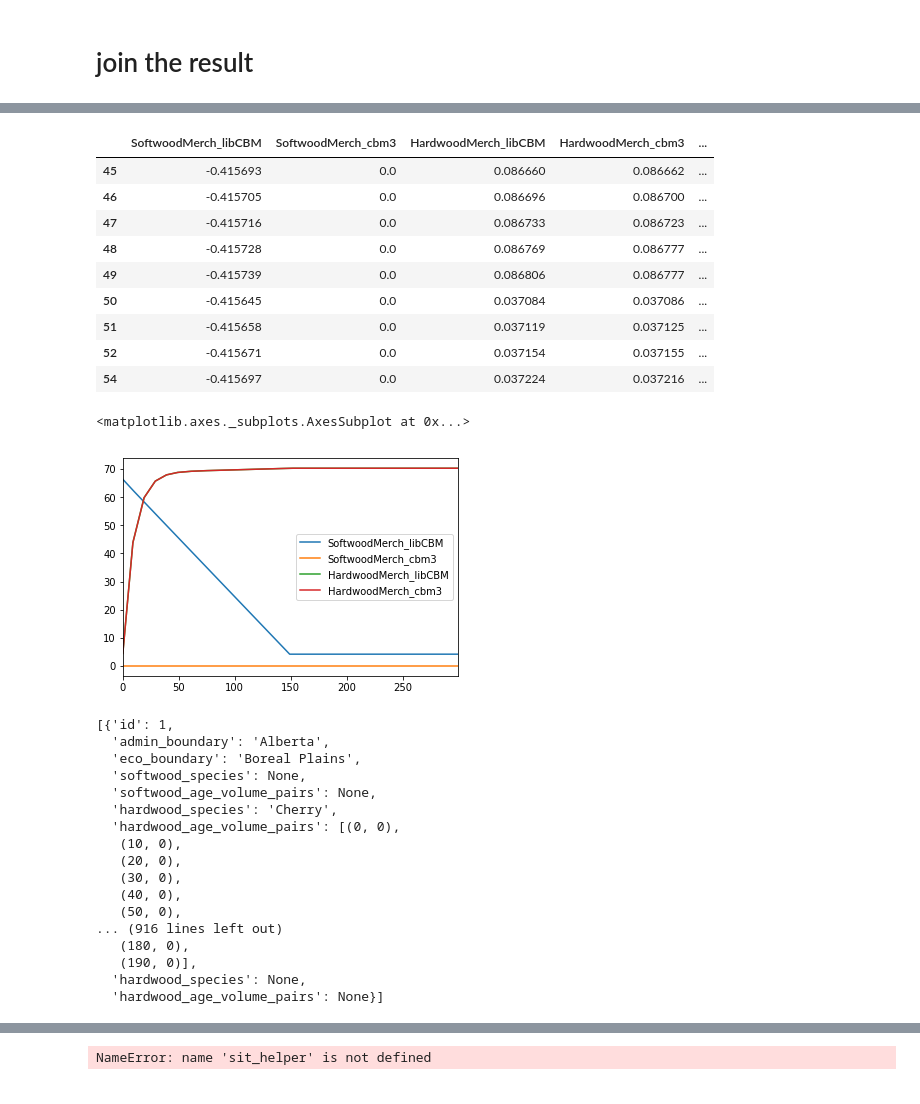
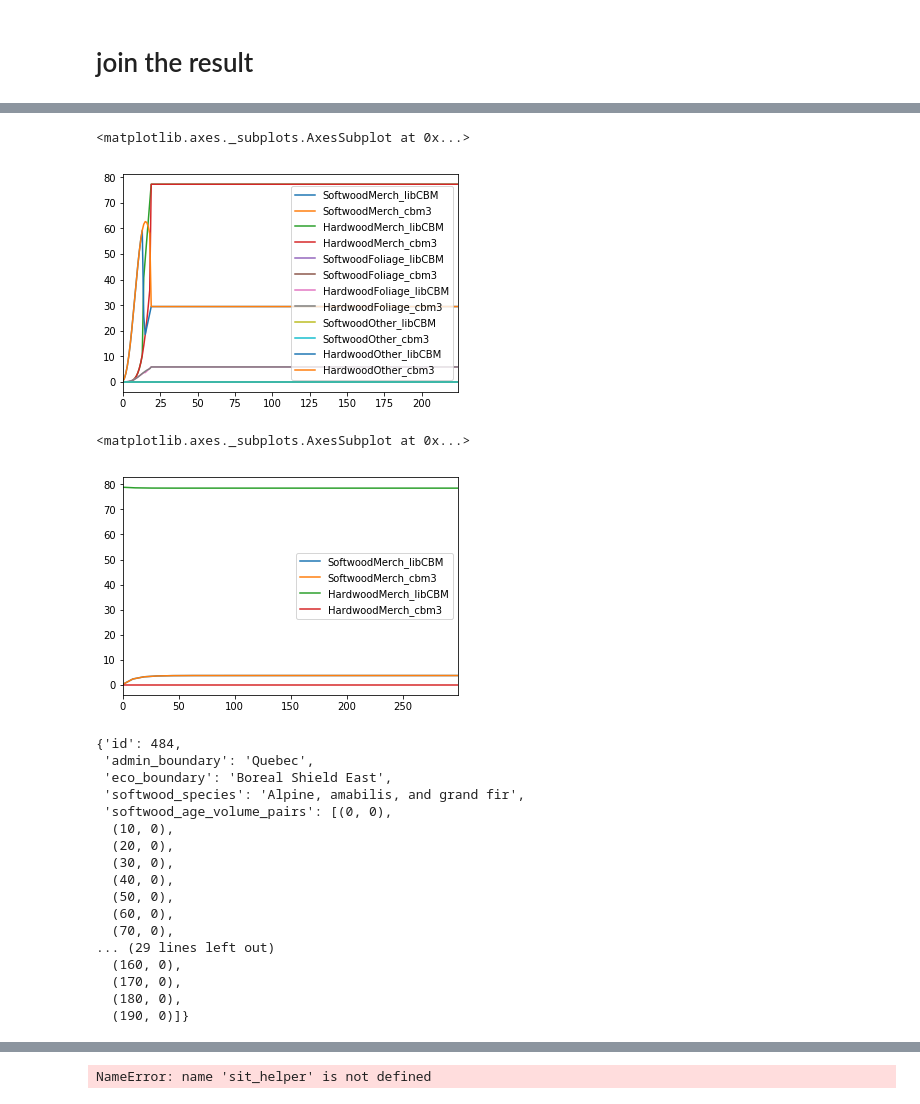
Before and after one commit to cat-cfs/libcbm_py, a Jupyter notebook: growth_curve_testing.ipynb, the cells around one changed output, grey strips where cells are left out. Saved outputs shown, nothing was run; the diff lists cells and outputs as text; code cells hidden in the pictures.

```diff
--- a/growth_curve_testing.ipynb
+++ b/growth_curve_testing.ipynb
@@ -338,47 +347,39 @@ plot_diff(29)
 # %%
-merged[merged["identifier"]==get_classifier_name(29)] \
+merged[merged["identifier"]==get_classifier_name(60)] \
     [["SoftwoodMerch_libCBM","SoftwoodMerch_cbm3",
       "HardwoodMerch_libCBM","HardwoodMerch_cbm3",
       "SoftwoodFoliage_libCBM","SoftwoodFoliage_cbm3",
       "HardwoodFoliage_libCBM","HardwoodFoliage_cbm3",
       "SoftwoodOther_libCBM","SoftwoodOther_cbm3",
       "HardwoodOther_libCBM","HardwoodOther_cbm3"
-     ]].reset_index(drop=True).diff().iloc[[45,46,47,48,49,50, 51, 52, 54]]
+     ]].reset_index(drop=True).plot()
 # %% [output]
-|  | SoftwoodMerch_libCBM | SoftwoodMerch_cbm3 | HardwoodMerch_libCBM | HardwoodMerch_cbm3 | ... |
-| 45 | -0.415693 | 0.0 | 0.086660 | 0.086662 | ... |
-| 46 | -0.415705 | 0.0 | 0.086696 | 0.086700 | ... |
-| 47 | -0.415716 | 0.0 | 0.086733 | 0.086723 | ... |
-| 48 | -0.415728 | 0.0 | 0.086769 | 0.086777 | ... |
-| 49 | -0.415739 | 0.0 | 0.086806 | 0.086777 | ... |
-| 50 | -0.415645 | 0.0 | 0.037084 | 0.037086 | ... |
-| 51 | -0.415658 | 0.0 | 0.037119 | 0.037125 | ... |
-| 52 | -0.415671 | 0.0 | 0.037154 | 0.037155 | ... |
-| 54 | -0.415697 | 0.0 | 0.037224 | 0.037216 | ... |
+<matplotlib.axes._subplots.AxesSubplot at 0x...>
+[figure, added]
 # %%
-merged[merged["identifier"]==get_classifier_name(29)][["SoftwoodMerch_libCBM","SoftwoodMerch_cbm3","HardwoodMerch_libCBM","HardwoodMerch_cbm3"]].reset_index(drop=True).plot()
+merged[merged["identifier"]==get_classifier_name(62)][["SoftwoodMerch_libCBM","SoftwoodMerch_cbm3","HardwoodMerch_libCBM","HardwoodMerch_cbm3"]].reset_index(drop=True).plot()
 # %% [output]
 <matplotlib.axes._subplots.AxesSubplot at 0x...>
-[figure, old version]
+[figure, new version]
 # %%
-cases
+cases[483]
 # %% [output]
-[{'id': 1,
-  'admin_boundary': 'Alberta',
-  'eco_boundary': 'Boreal Plains',
-  'softwood_species': None,
-  'softwood_age_volume_pairs': None,
-  'hardwood_species': 'Cherry',
-  'hardwood_age_volume_pairs': [(0, 0),
-   (10, 0),
-   (20, 0),
-   (30, 0),
-   (40, 0),
-   (50, 0),
-... (916 lines left out)
-   (180, 0),
-   (190, 0)],
-  'hardwood_species': None,
-  'hardwood_age_volume_pairs': None}]
+{'id': 484,
+ 'admin_boundary': 'Quebec',
+ 'eco_boundary': 'Boreal Shield East',
+ 'softwood_species': 'Alpine, amabilis, and grand fir',
+ 'softwood_age_volume_pairs': [(0, 0),
+  (10, 0),
+  (20, 0),
+  (30, 0),
+  (40, 0),
+  (50, 0),
+  (60, 0),
+  (70, 0),
+... (29 lines left out)
+  (160, 0),
+  (170, 0),
+  (180, 0),
+  (190, 0)]}
 # %%
 cbm3_results_db_path = run_CBM3([cases[47]], age_interval, num_age_classes, n_steps)
```
Also changed, not shown: parts of 7 cells of this notebook.
